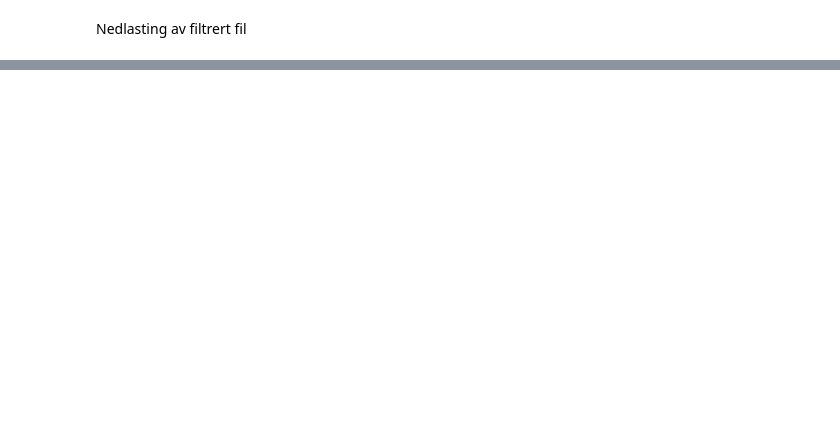
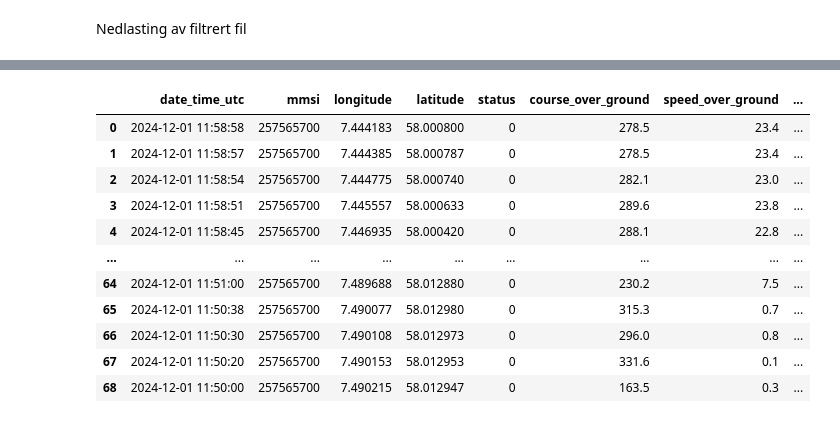
Before and after one commit to kartAI/kaidata_geolake, a Jupyter notebook: Johanne/DuckDB-B1.ipynb, the cells around one changed output, grey strips where cells are left out. Drawn from its saved outputs; the diff is of its cells as text; code cells hidden in the pictures; blank space fills up the shorter version.

```diff
--- a/Johanne/DuckDB-B1.ipynb
+++ b/Johanne/DuckDB-B1.ipynb
@@ -567,0 +555,81 @@ Fant 55 rader i tidsintervallet:
+# %%
+
+def sjekk_filstørrelse(filsti):
+    """ Returnerer størrelsen på en fil i MB eller KB """
+    if not os.path.exists(filsti):
+        return "Fil ikke funnet"
+
+    filstørrelse_bytes = os.path.getsize(filsti)
+    if filstørrelse_bytes > 100_000:
+        return f"{filstørrelse_bytes / (1024 * 1024):.2f} MB"
+    else:
+        return f"{filstørrelse_bytes / 1024:.2f} KB"
+
+def sammenlign_filstørrelser(original_fil, partisjonert_fil, filtrert_fil):
+    """ Sammenligner filstørrelsene før og etter filtrering/partisjonering """
+    print(f"Original filstørrelse: {sjekk_filstørrelse(original_fil)}")
+    print(f"Partisjonert filstørrelse: {sjekk_filstørrelse(partisjonert_fil)}")
+    print(f"Filstørrelse etter filtrering: {sjekk_filstørrelse(filtrert_fil)}")
+
+# Definer filstier
+original_fil = "/Users/johannehaakenstad/Bachelor-Filer/Github-KartAI/Johanne/data/hais_2024-12-01.snappy.parquet.geo.parquet"
+partisjonert_fil = "/Users/johannehaakenstad/Bachelor-Filer/Github-KartAI/Johanne/data/PartisjonertDataTimer/partitioned_11.parquet"
+filtrert_fil = "/Users/johannehaakenstad/Bachelor-Filer/Github-KartAI/Johanne/data/FiltrertData/filtered_ship.parquet"  # NY FIL
+
+# Opprett DuckDB-tilkobling
+con = duckdb.connect()
+
+# Definer tidsintervall og skipsnavn for filtrering
+start_time = "2024-12-01 11:49:51"
+end_time = "2024-12-01 11:59:00"
+ship_name_filter = "RESCUE 157 BILL"  # Endre dette til ønsket skipsnavn
+
+# SQL-spørring for å filtrere data basert på tidspunkt og skipsnavn
+query = f"""
+    SELECT *
+    FROM read_parquet('{partisjonert_fil}')
+    WHERE CAST(date_time_utc AS TIMESTAMP) BETWEEN TIMESTAMP '{start_time}' AND TIMESTAMP '{end_time}'
+    AND ship_name = '{ship_name_filter}'
+"""
+
+# Utfør spørringen og hent dataen
+filtered_data = con.execute(query).fetchdf()
+
+# Lagre det filtrerte datasettet som en ny Parquet-fil
+if not filtered_data.empty:
+    filtered_data.to_parquet(filtrert_fil)
+    print(f"Filtrert data lagret som: {filtrert_fil}")
+
+# Lukk tilkoblingen
+con.close()
+
+# Sammenlign filstørrelser
+sammenlign_filstørrelser(original_fil, partisjonert_fil, filtrert_fil)
+
+# Visualisering hvis datasettet har latitude/longitude
+if not filtered_data.empty:
+    print(f"Fant {len(filtered_data)} rader i tidsintervallet for skipet {ship_name_filter}:")
+    display(filtered_data)
+
+    if "latitude" in filtered_data.columns and "longitude" in filtered_data.columns:
+        avg_lat = filtered_data["latitude"].mean()
+        avg_lon = filtered_data["longitude"].mean()
+        m = folium.Map(location=[avg_lat, avg_lon], zoom_start=10)
+
+        for _, row in filtered_data.iterrows():
+            lat, lon = row["latitude"], row["longitude"]
+            if not pd.isna(lat) and not pd.isna(lon):
+                ship_name = row.get("ship_name", "Ukjent skip")
+                popup_text = f"Timestamp: {row['date_time_utc']}<br>Ship: {ship_name}"
+
+                folium.Marker(
+                    location=[lat, lon],
+                    popup=popup_text,
+                ).add_to(m)
+
+        display(m)
+    else:
+        print("Ingen 'latitude'/'longitude'-kolonner funnet i datasettet.")
+else:
+    print(f"Ingen data funnet for skipet {ship_name_filter} i det spesifiserte tidsintervallet.")
+# %% [output]
@@ -567,0 +641,12 @@ Fant 55 rader i tidsintervallet:
+|  | date_time_utc | mmsi | longitude | latitude | status | course_over_ground | speed_over_ground | ... |
+| 0 | 2024-12-01 11:58:58 | 257565700 | 7.444183 | 58.000800 | 0 | 278.5 | 23.4 | ... |
+| 1 | 2024-12-01 11:58:57 | 257565700 | 7.444385 | 58.000787 | 0 | 278.5 | 23.4 | ... |
+| 2 | 2024-12-01 11:58:54 | 257565700 | 7.444775 | 58.000740 | 0 | 282.1 | 23.0 | ... |
+| 3 | 2024-12-01 11:58:51 | 257565700 | 7.445557 | 58.000633 | 0 | 289.6 | 23.8 | ... |
+| 4 | 2024-12-01 11:58:45 | 257565700 | 7.446935 | 58.000420 | 0 | 288.1 | 22.8 | ... |
+| ... | ... | ... | ... | ... | ... | ... | ... | ... |
+| 64 | 2024-12-01 11:51:00 | 257565700 | 7.489688 | 58.012880 | 0 | 230.2 | 7.5 | ... |
+| 65 | 2024-12-01 11:50:38 | 257565700 | 7.490077 | 58.012980 | 0 | 315.3 | 0.7 | ... |
+| 66 | 2024-12-01 11:50:30 | 257565700 | 7.490108 | 58.012973 | 0 | 296.0 | 0.8 | ... |
+| 67 | 2024-12-01 11:50:20 | 257565700 | 7.490153 | 58.012953 | 0 | 331.6 | 0.1 | ... |
+| 68 | 2024-12-01 11:50:00 | 257565700 | 7.490215 | 58.012947 | 0 | 163.5 | 0.3 | ... |
```
Also changed, not shown: parts of 4 cells of this notebook, 1 other file.
